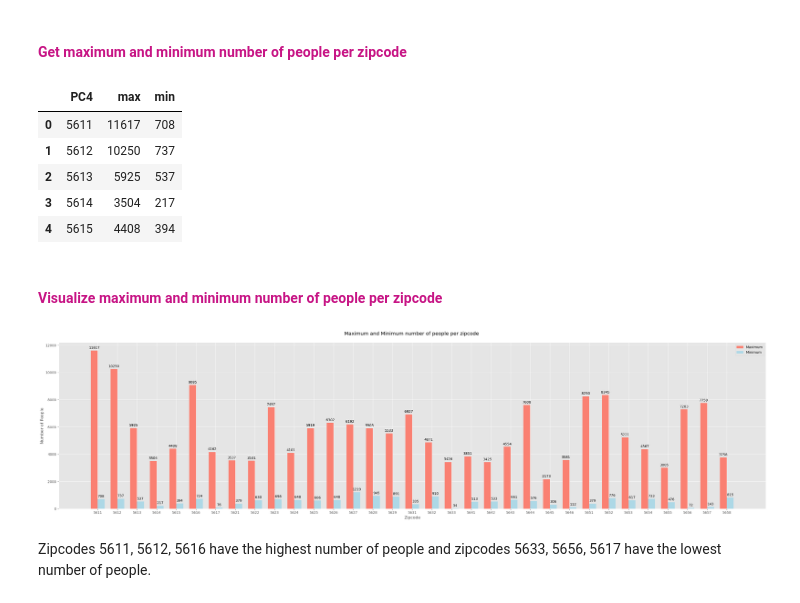
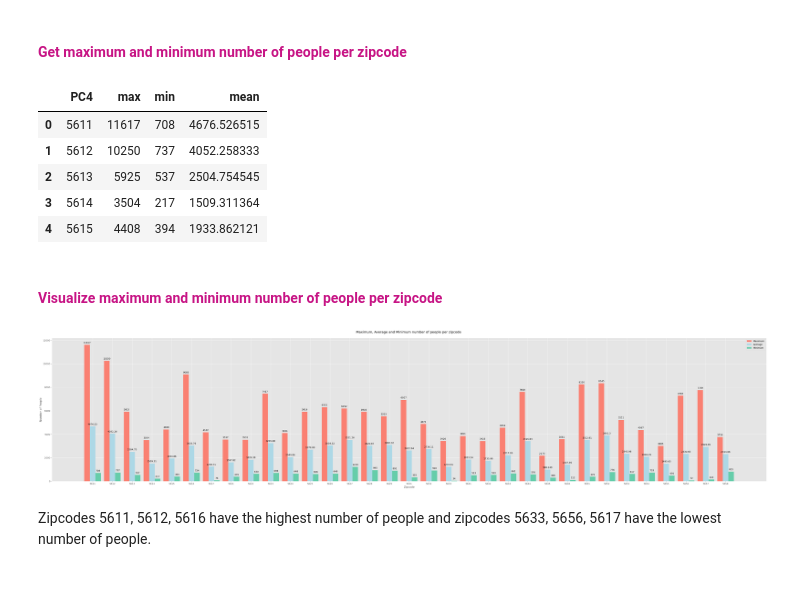
Before and after one commit to rawan-a-d/Air-Quality-Prediction, a Jupyter notebook: notebook.ipynb, the cells around one changed output. Cells and saved outputs as stored; diff of their text form; code cells hidden in the pictures.

Commit message:
Visualize average number of people with min and max

```diff
--- a/notebook.ipynb
+++ b/notebook.ipynb
@@ -294,42 +329,44 @@ Zipcodes 5611, 5612, 5616 have the highest number of people.
 # %% [markdown]
 <h4><font color=mediumvioletred> Get maximum and minimum number of people per zipcode </font></h4>
 # %%
-max_min_people = df_zichtop_air_pollution.groupby(["PC4"])["pop_tot"].agg(["max", "min"]).reset_index()
+max_min_people = df_zichtop_air_pollution.groupby(["PC4"])["pop_tot"].agg(["max", "min", "mean"]).reset_index()
 max_min_people.head()
 # %% [output]
-|  | PC4 | max | min |
-| 0 | 5611 | 11617 | 708 |
-| 1 | 5612 | 10250 | 737 |
-| 2 | 5613 | 5925 | 537 |
-| 3 | 5614 | 3504 | 217 |
-| 4 | 5615 | 4408 | 394 |
+|  | PC4 | max | min | mean |
+| 0 | 5611 | 11617 | 708 | 4676.526515 |
+| 1 | 5612 | 10250 | 737 | 4052.258333 |
+| 2 | 5613 | 5925 | 537 | 2504.754545 |
+| 3 | 5614 | 3504 | 217 | 1509.311364 |
+| 4 | 5615 | 4408 | 394 | 1933.862121 |
 # %% [markdown]
 <h4><font color=mediumvioletred> Visualize maximum and minimum number of people per zipcode </font></h4>
 # %%
-fig, ax = plt.subplots(figsize=(30, 8))
+fig, ax = plt.subplots(figsize=(45, 10))
 
 x = np.arange(len(max_min_people["PC4"]))  # the label locations
-width = 0.35  # the width of the bars
+width = 0.28  # the width of the bars
 
 # Plot the data
-rects1 = ax.bar(x - width/2, max_min_people["max"], width, label="Maximum", color="salmon")
-rects2 = ax.bar(x + width/2, max_min_people["min"], width, label="Minimum", color="lightblue")
+rects1 = ax.bar(x - width, max_min_people["max"], width, label="Maximum", color="salmon")
+rects2 = ax.bar(x, max_min_people["mean"], width, label="Average", color="lightblue")
+rects3 = ax.bar(x + width, max_min_people["min"], width, label="Minimum", color="mediumaquamarine")
 
 # Customize the plot
 ax.set_ylabel("Number of People")
 ax.set_xlabel("Zipcode")
-ax.set_title("Maximum and Minimum number of people per zipcode \n")
+ax.set_title("Maximum, Average and Minimum number of people per zipcode \n")
 ax.set_xticks(x, max_min_people["PC4"])
 ax.legend()
 
-ax.bar_label(rects1, padding=3)
-ax.bar_label(rects2, padding=3)
+ax.bar_label(rects1, padding=4)
+ax.bar_label(rects2, padding=4)
+ax.bar_label(rects3, padding=4)
 
 fig.tight_layout()
 
 plt.show()
 # %% [output]
-[figure, old version]
+[figure, new version]
 # %% [markdown]
 Zipcodes 5611, 5612, 5616 have the highest number of people and zipcodes 5633, 5656, 5617 have the lowest number of people.
 # %% [markdown]
```
Also changed, not shown: parts of 7 cells of this notebook.
